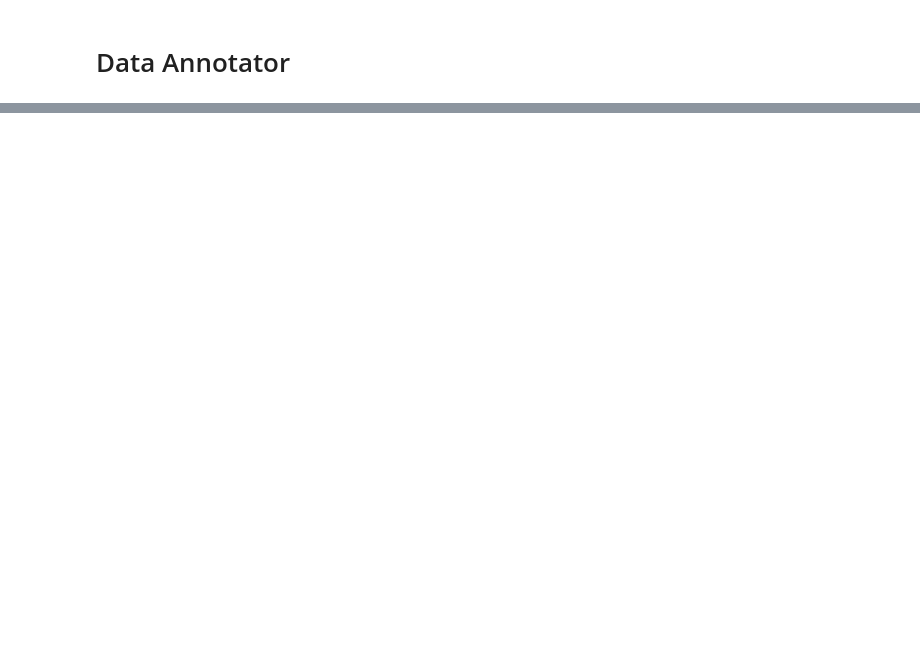
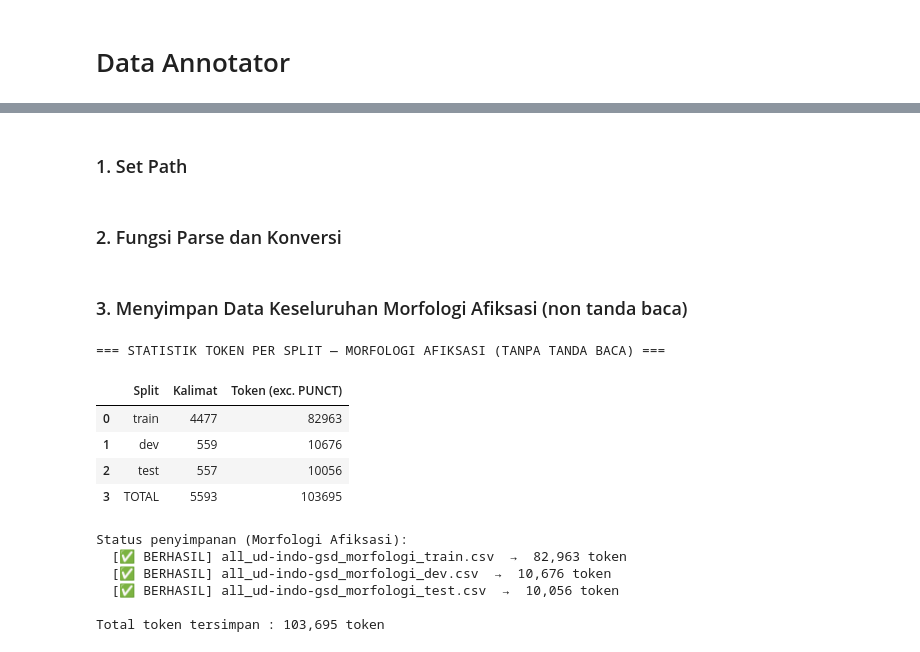
Before and after one commit to mfaqihzacky/IndoBERT-LayerWise, a Jupyter notebook: notebook/Anotasi/DatasetAnotasi.ipynb, the cells around one changed output, grey strips where cells are left out. Cells and saved outputs as stored; diff of their text form; code cells hidden in the pictures; blank space fills up the shorter version.

```diff
--- a/notebook/Anotasi/DatasetAnotasi.ipynb
+++ b/notebook/Anotasi/DatasetAnotasi.ipynb
@@ -901,0 +712,2 @@ all                       121,923                103,695
+# %% [markdown]
+### 1. Set Path
@@ -901,0 +720,2 @@ all                       121,923                103,695
+# %% [markdown]
+### 2. Fungsi Parse dan Konversi
@@ -901,0 +781,54 @@ all                       121,923                103,695
+# %% [markdown]
+### 3. Menyimpan Data Keseluruhan Morfologi Afiksasi (non tanda baca)
+# %%
+df_morfologi = {}
+rows_morf    = []
+
+print("=== STATISTIK TOKEN PER SPLIT — MORFOLOGI AFIKSASI (TANPA TANDA BACA) ===\n")
+
+for split_name, sentences in raw_sentences.items():
+    df = conllu_to_dataframe(sentences, exclude_punct=True, only_negation=False)
+    df_morfologi[split_name] = df
+    rows_morf.append({
+        'Split'   : split_name,
+        'Kalimat' : len(sentences),
+        'Token (exc. PUNCT)'   : len(df),
+    })
+
+df_stat_morf = pd.DataFrame(rows_morf)
+df_stat_morf.loc[len(df_stat_morf)] = [
+    'TOTAL',
+    df_stat_morf['Kalimat'].sum(),
+    df_stat_morf['Token (exc. PUNCT)'].sum(),
+]
+display(df_stat_morf.reset_index(drop=True))
+
+# Simpan
+os.makedirs(OUTPUT_DIR_MORFOLOGI, exist_ok=True)
+total_tersimpan_morf = 0
+
+print("\nStatus penyimpanan (Morfologi Afiksasi):")
+for split_name, df in df_morfologi.items():
+    out_path = os.path.join(OUTPUT_DIR_MORFOLOGI, f"all_ud-indo-gsd_morfologi_{split_name}.csv")
+    try:
+        df.to_csv(out_path, index=False, encoding='utf-8-sig')
+        status = '✅ BERHASIL'
+        total_tersimpan_morf += len(df)
+    except Exception as e:
+        status = f'❌ GAGAL ({e})'
+    print(f"  [{status}] all_ud-indo-gsd_morfologi_{split_name}.csv  →  {len(df):,} token")
+
+print(f"\nTotal token tersimpan : {total_tersimpan_morf:,} token")
+# %% [output]
+=== STATISTIK TOKEN PER SPLIT — MORFOLOGI AFIKSASI (TANPA TANDA BACA) ===
+|  | Split | Kalimat | Token (exc. PUNCT) |
+| 0 | train | 4477 | 82963 |
+| 1 | dev | 559 | 10676 |
+| 2 | test | 557 | 10056 |
+| 3 | TOTAL | 5593 | 103695 |
+Status penyimpanan (Morfologi Afiksasi):
+  [✅ BERHASIL] all_ud-indo-gsd_morfologi_train.csv  →  82,963 token
+  [✅ BERHASIL] all_ud-indo-gsd_morfologi_dev.csv  →  10,676 token
+  [✅ BERHASIL] all_ud-indo-gsd_morfologi_test.csv  →  10,056 token
+
+Total token tersimpan : 103,695 token
```
Also changed, not shown: parts of 25 cells of this notebook, 14 other files.
